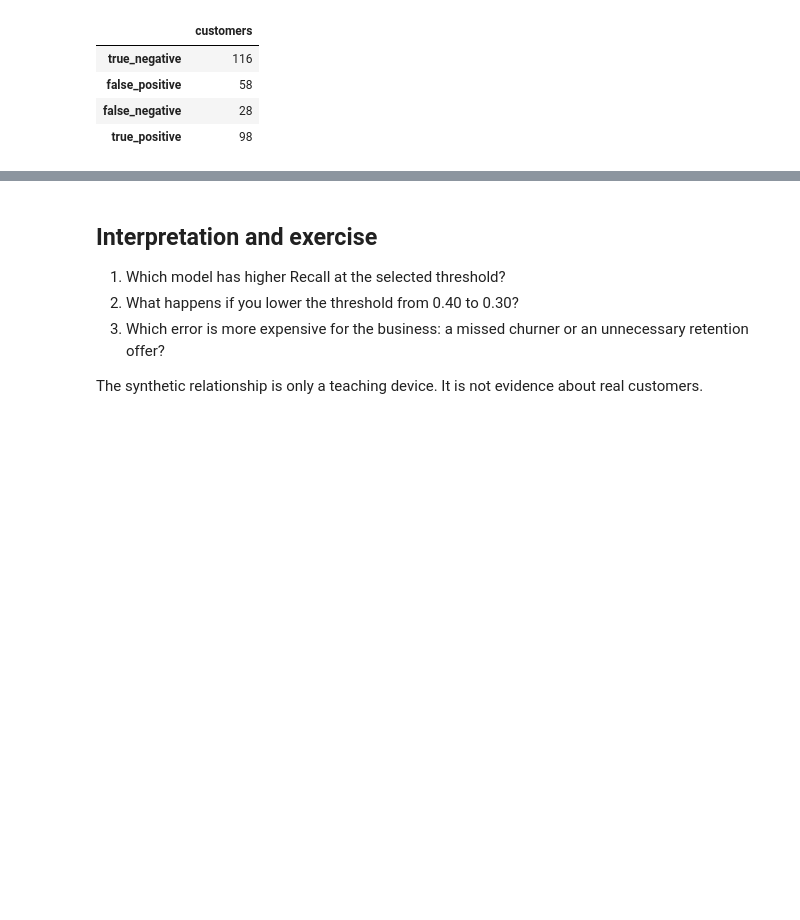
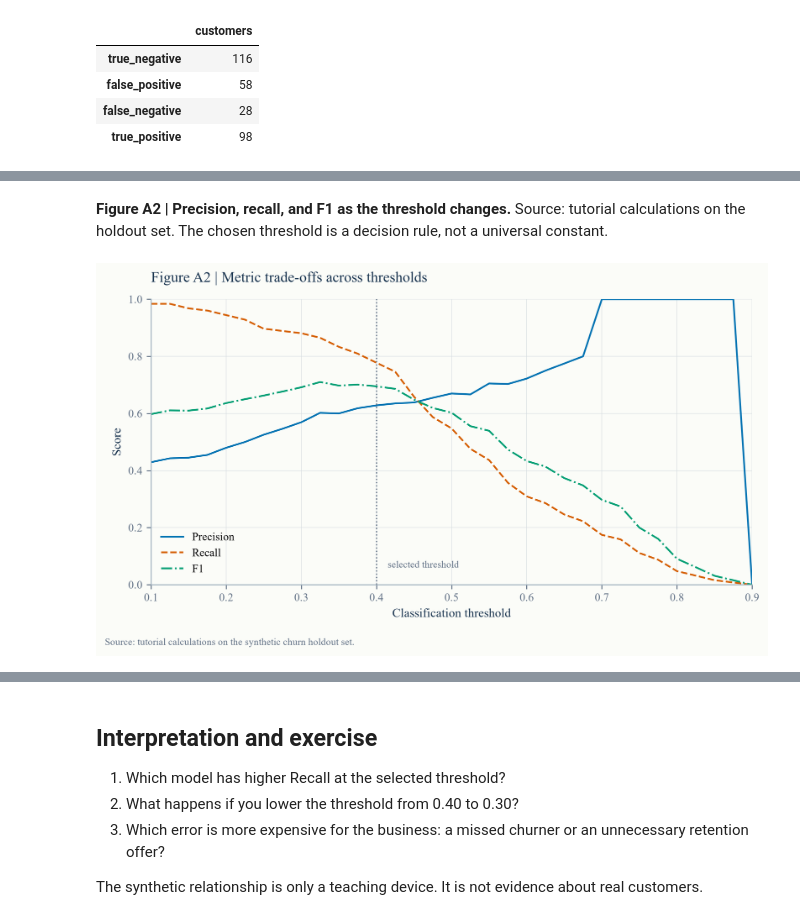
Before and after one commit to Aayloo/data-science-crisp-dm-tutorial, a Jupyter notebook: notebooks/01-customer-churn.ipynb, the cells around one changed output, grey strips where cells are left out. Drawn from its saved outputs; the diff is of its cells as text; code cells hidden in the pictures; blank space fills up the shorter version.

```diff
--- a/notebooks/01-customer-churn.ipynb
+++ b/notebooks/01-customer-churn.ipynb
@@ -95,0 +124,8 @@ display(Image(filename=str(ROOT / "assets" / "img" / "churn-confusion.png")))
+# %% [markdown]
+**Figure A2 | Precision, recall, and F1 as the threshold changes.**
+Source: tutorial calculations on the holdout set. The chosen threshold is a
+decision rule, not a universal constant.
+# %%
+display(Image(filename=str(ROOT / "assets" / "img" / "churn-thresholds.png")))
+# %% [output]
+[figure, added]
```
Also changed, not shown: parts of 7 cells of this notebook, 26 other files.
